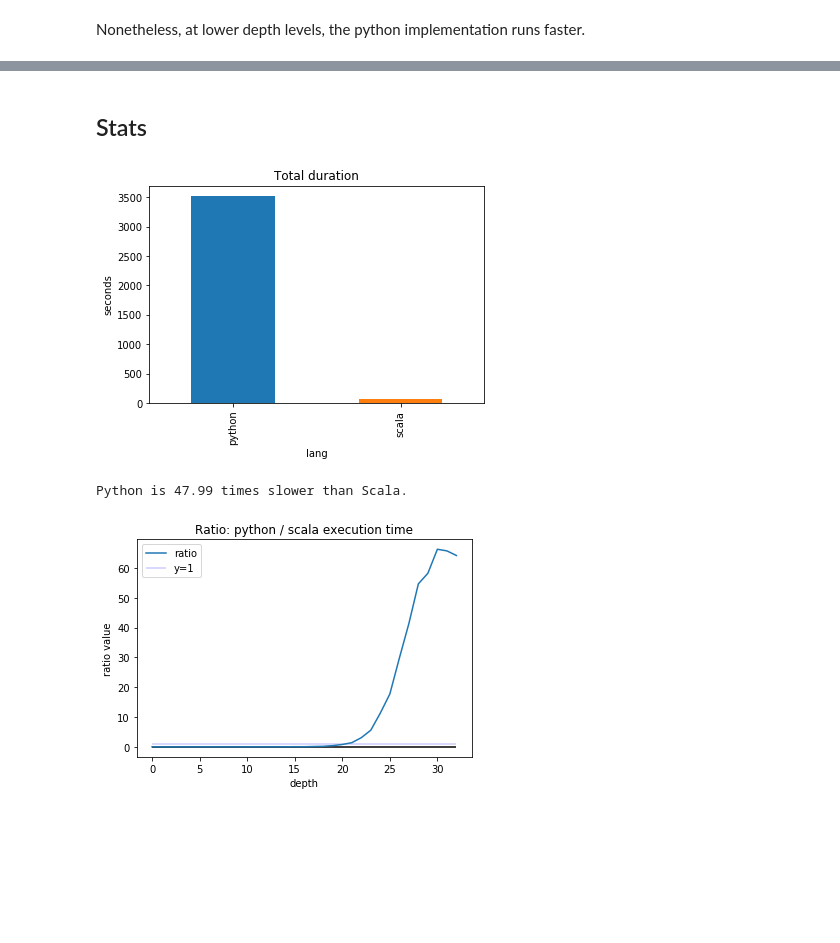
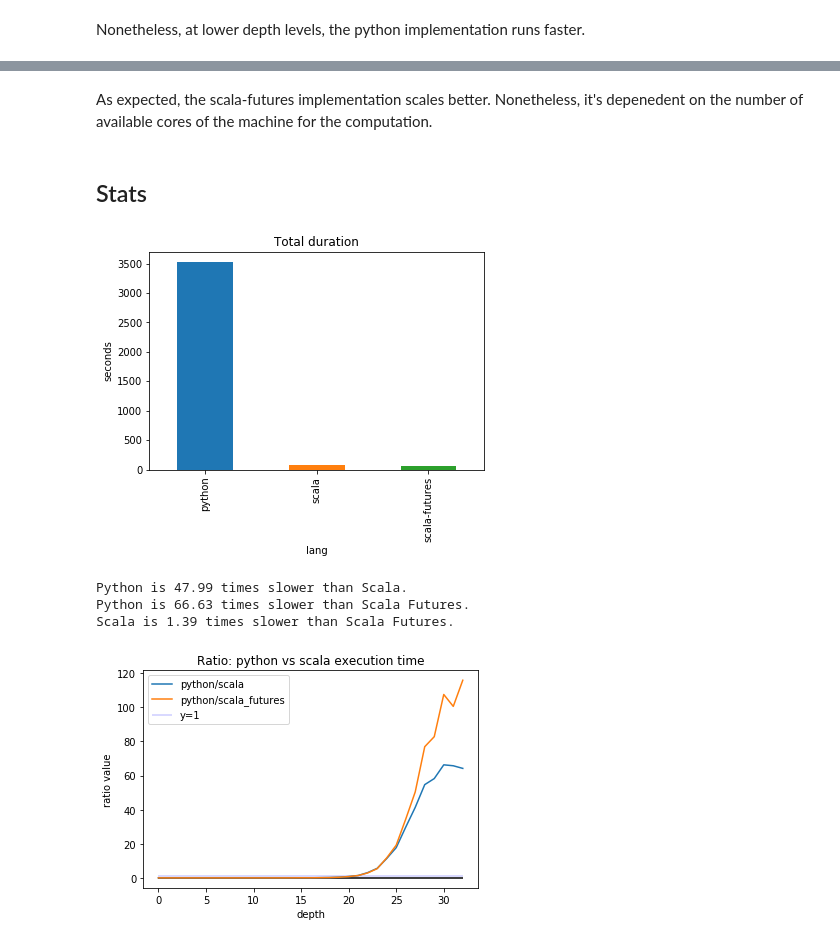
Before and after one commit to RHDZMOTA/recursive-pascal-triangle, a Jupyter notebook: results.ipynb, the cells around one changed output, grey strips where cells are left out. Saved outputs shown, nothing was run; the diff lists cells and outputs as text; code cells hidden in the pictures; blank space fills up the shorter version.

Commit message:
add scala futures analysis

```diff
--- a/results.ipynb
+++ b/results.ipynb
@@ -141,28 +196,39 @@ Nonetheless, at lower depth levels, the python implementation runs faster.
+# %% [markdown]
+As expected, the scala-futures implementation scales better. Nonetheless, it's depenedent on the number of available cores of the machine for the computation.
 # %% [markdown]
 ## Stats
 # %%
 total_duration = average_data.groupby("lang").duration.sum()
 
 total_duration.plot.bar()
 plt.title("Total duration")
 plt.ylabel("seconds")
 plt.show()
 
 pysc_ratio = total_duration["python"] / total_duration["scala"]
+pysf_ratio = total_duration["python"] / total_duration["scala-futures"]
+scsf_ratio = total_duration["scala"] / total_duration["scala-futures"]
 print("Python is %0.2f times " % pysc_ratio + ("slower" if pysc_ratio > 1 else "faster") + " than Scala.")
+print("Python is %0.2f times " % pysf_ratio + ("slower" if pysf_ratio > 1 else "faster") + " than Scala Futures.")
+print("Scala is %0.2f times " % scsf_ratio + ("slower" if scsf_ratio > 1 else "faster") + " than Scala Futures.")
 # %% [output]
-[figure, old version]
+[figure, new version]
 Python is 47.99 times slower than Scala.
+Python is 66.63 times slower than Scala Futures.
+Scala is 1.39 times slower than Scala Futures.
 # %%
 python_data = average_data.query("lang == 'python'").sort_values("depth").reset_index(drop=True)
 scala_data = average_data.query("lang == 'scala'").sort_values("depth").reset_index(drop=True)
+scalaf_data = average_data.query("lang == 'scala-futures'").sort_values("depth").reset_index(drop=True)
 
-ratio = (python_data.duration / scala_data.duration).to_frame().rename(columns={"duration": "ratio"})
+ratios = pd.DataFrame([])
+ratios["python/scala"] = (python_data.duration / scala_data.duration).values
+ratios["python/scala_futures"] = (python_data.duration / scalaf_data.duration).values
+ratios["scala/scala_futures"] = (scala_data.duration / scalaf_data.duration).values
+pysc_ratio = (python_data.duration / scala_data.duration).to_frame().rename(columns={"duration": "python/scala"})
 
-
-
-ratio.plot()
-plt.title("Ratio: python / scala execution time")
+ratios[["python/scala","python/scala_futures"]].plot()
+plt.title("Ratio: python vs scala execution time")
 plt.ylabel("ratio value")
 plt.xlabel("depth")
 
@@ -172,4 +238,4 @@ plt.hlines(y=1, xmin=0, xmax=32, label="y=1",color="blue", alpha=0.2)
 plt.legend()
 plt.show()
 # %% [output]
-[figure, old version]
+[figure, new version]
```
Also changed, not shown: parts of 8 cells of this notebook.
